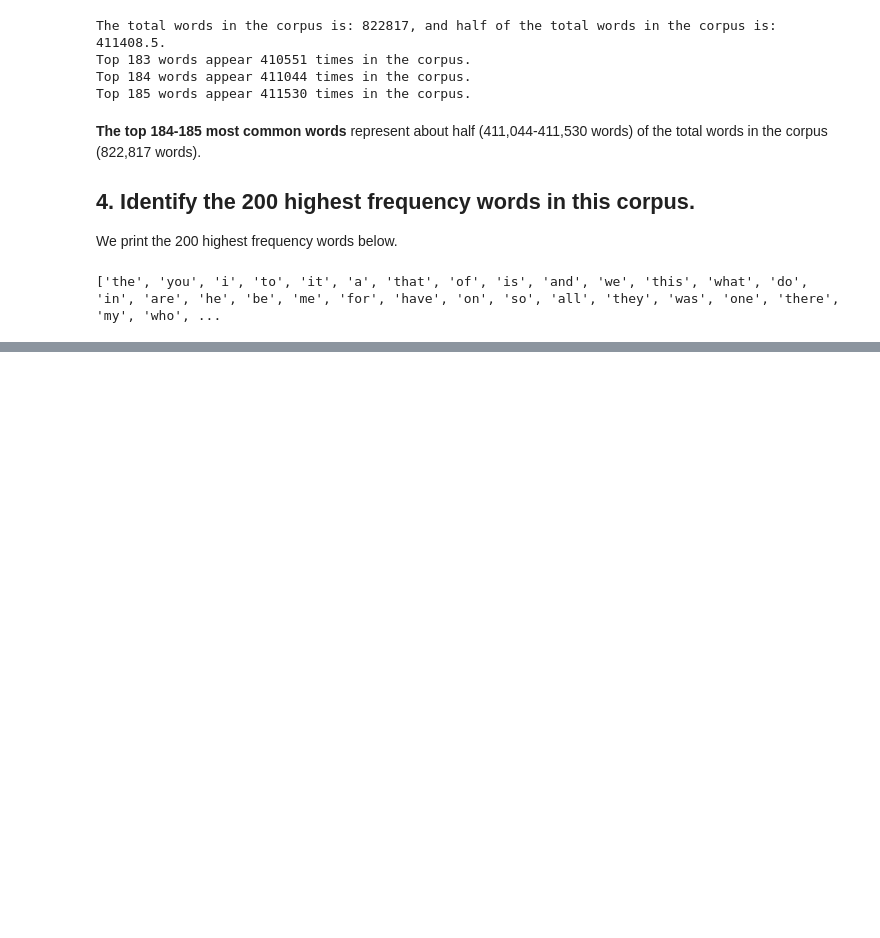
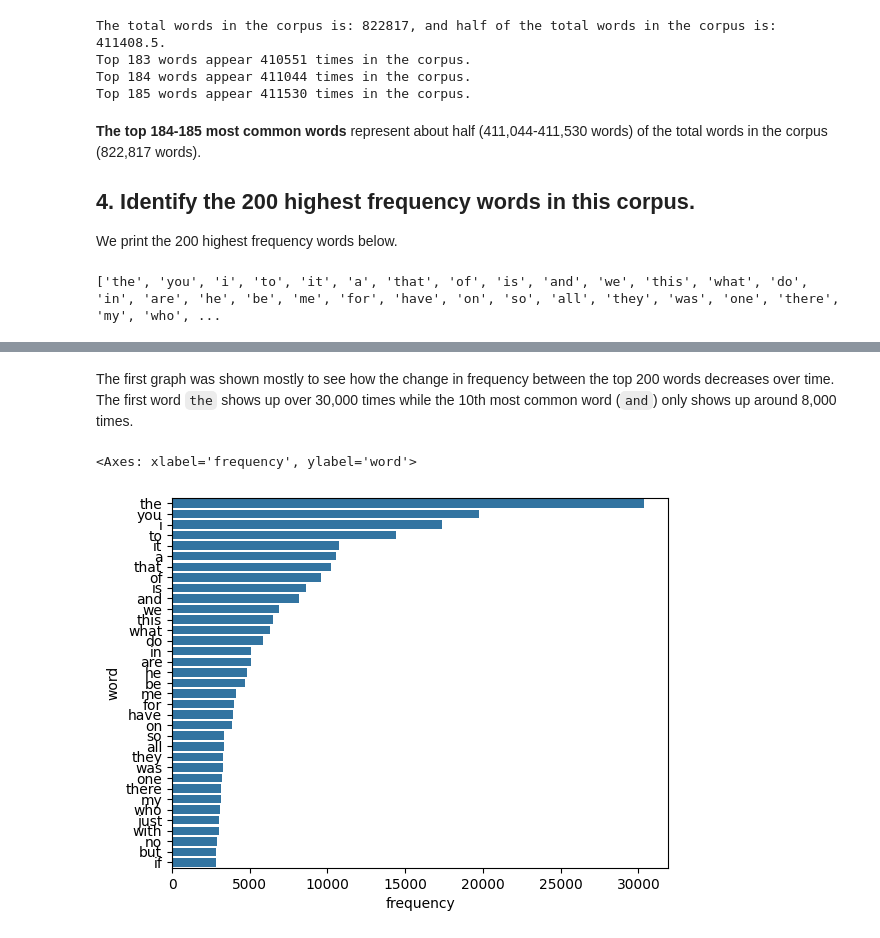
Before and after one commit to naomibuell/DATA620, a Jupyter notebook: week-8/620_W8_HighFrequencyWords.ipynb, the cells around one changed output, grey strips where cells are left out. Cells and saved outputs as stored; diff of their text form; code cells hidden in the pictures; blank space fills up the shorter version.

```diff
--- a/week-8/620_W8_HighFrequencyWords.ipynb
+++ b/week-8/620_W8_HighFrequencyWords.ipynb
@@ -100,0 +122,11 @@ print(most_common_words[0:200])
+# %% [markdown]
+The first graph was shown mostly to see how the change in frequency between the top 200 words decreases over time. The first word `the` shows up over 30,000 times while the 10th most common word (`and`) only shows up around 8,000 times.
+# %%
+sns.barplot(
+    x='frequency',
+    y='word',
+    data=word_frequency_df.head(35)
+)
+# %% [output]
+<Axes: xlabel='frequency', ylabel='word'>
+[figure, added]
```
Also changed, not shown: parts of 8 cells of this notebook, 1 other file.
